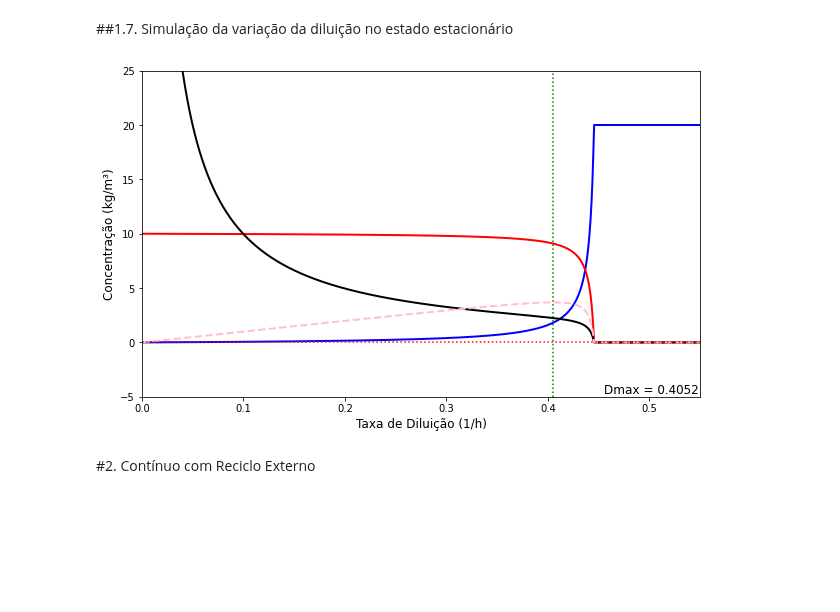
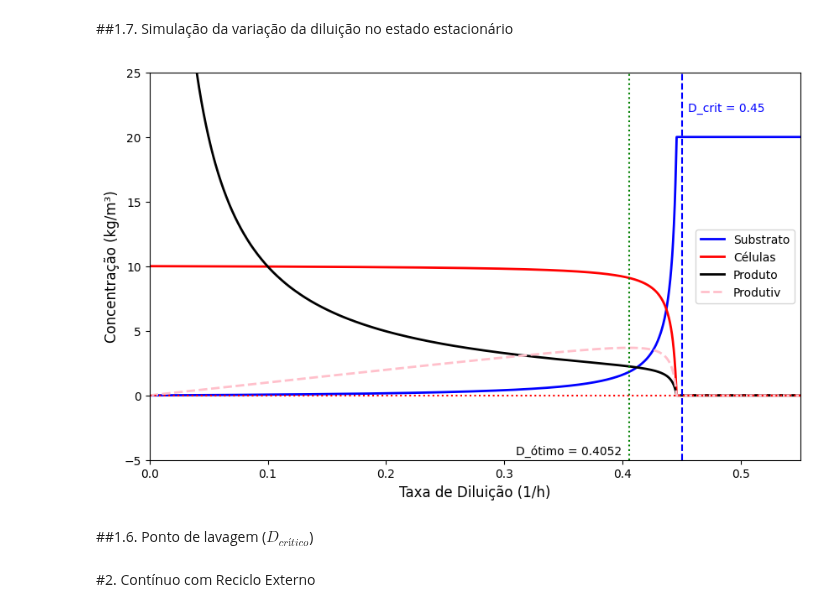
Before and after one commit to VitorMazziero/Processos-Fermentativos, a Jupyter notebook: Modelos Cineticos para Simulação - Contínuo.ipynb, the cells around one changed output. Drawn from its saved outputs; the diff is of its cells as text; code cells hidden in the pictures; blank space fills up the shorter version.

```diff
--- a/Modelos Cineticos para Simulação - Contínuo.ipynb
+++ b/Modelos Cineticos para Simulação - Contínuo.ipynb
@@ -300,41 +300,50 @@ Cp=((D*Cpe)+(α*μmax*Cx)+(β*Cx))/(D+Kdp) #Eq.(17)
 #Produtividade
 P = Cx*D
 
-# Dmax
-Dmax = - np.sqrt((kd - μmax)**2 * Ks*(Cse + Ks))/(Cse + Ks) - kd + μmax
+# Dótimo
+D_ótimo = - np.sqrt((kd - μmax)**2 * Ks*(Cse + Ks))/(Cse + Ks) - kd + μmax
+
+# Ponto de Lavagem
+D_crit = μmax - kd
 
 # Ignorar Concentrações Indefinidas
 for i in range(len(D)):
     if Cs[i]>=Cse or Cs[i]<0 :
       Cs[i]=Cse
       Cp[i]=Cpe
       Cx[i]=Cxe
       P[i]=0
 
 warnings.filterwarnings("ignore")
 
 # Construção do Gráfico
 
 plt.figure(figsize=(10,6), facecolor="white", edgecolor="black")
 
 plt.plot(D, Cs, label = "Substrato", color="blue", linewidth=2, linestyle="-")
 plt.plot(D, Cx, label = "Células", color="red", linewidth=2, linestyle="-")
 plt.plot(D, Cp, label = "Produto", color="black", linewidth=2, linestyle="-")
 plt.plot(D, P, label = "Produtiv", color="pink", linewidth=2, linestyle="--")
 
 plt.xlabel("Taxa de Diluição (1/h)", fontdict={'fontsize':12})
 plt.ylabel("Concentração (kg/m³)", fontdict={'fontsize':12})
 
 plt.ylim([-5, 25])
 plt.xlim([0, 0.55])
 
 plt.axhline(0, color = 'r', linestyle = ':')
-plt.axvline(Dmax, color = 'g', linestyle = ':')
-plt.text(y=20, x=Dmax, s='Dmax = %.4f' %Dmax, fontsize = '12', position= (0.455,-4.7))
+plt.axvline(D_ótimo, color = 'g', linestyle = ':')
+plt.text(y=16, x=D_ótimo, s='D_ótimo = %.4f' %D_ótimo, fontsize = '10', position= (0.31,-4.6))
 
+plt.axvline(D_crit, color = 'b', linestyle = '--')
+plt.text(y=16, x=D_crit, s='D_crit = %.2f' %D_crit, fontsize = '10', color='b', position= (0.455,22))
+
+plt.legend()
 plt.show()
 # %% [output]
-[figure, old version]
+[figure, new version]
+# %% [markdown]
+##1.6. Ponto de lavagem ($D_{crítico}$)
 # %% [markdown]
 #2. Contínuo com Reciclo Externo
 # %% [markdown]
```
Also changed, not shown: parts of 1 cell of this notebook.
